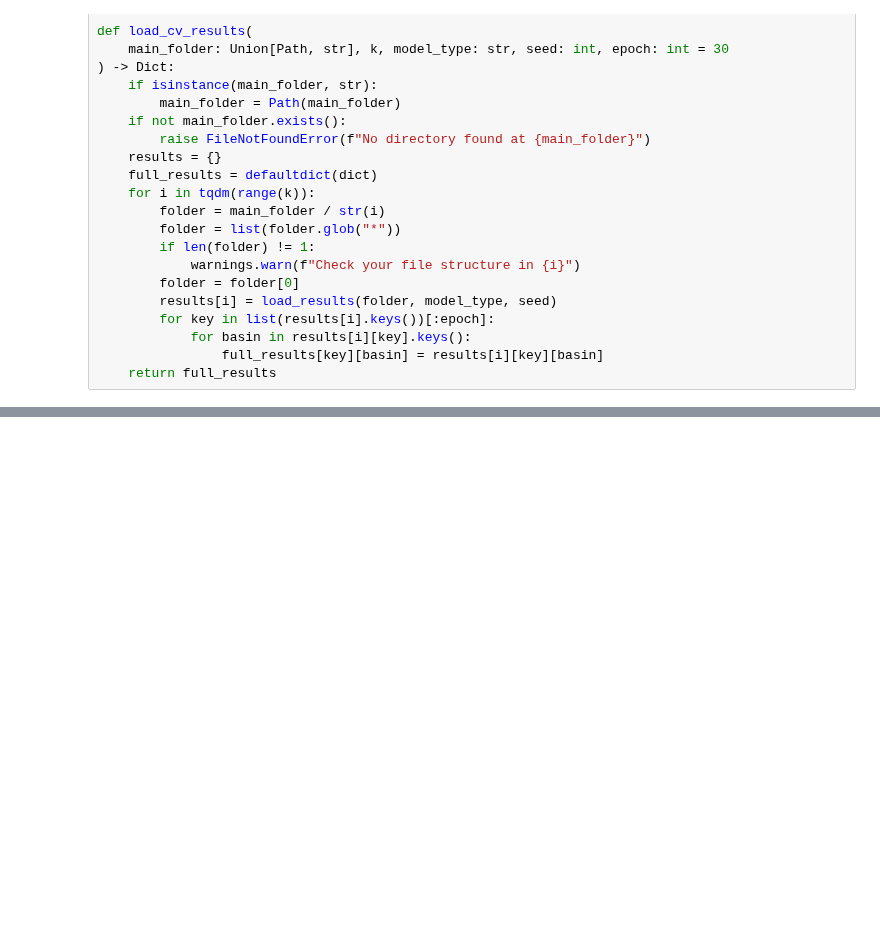
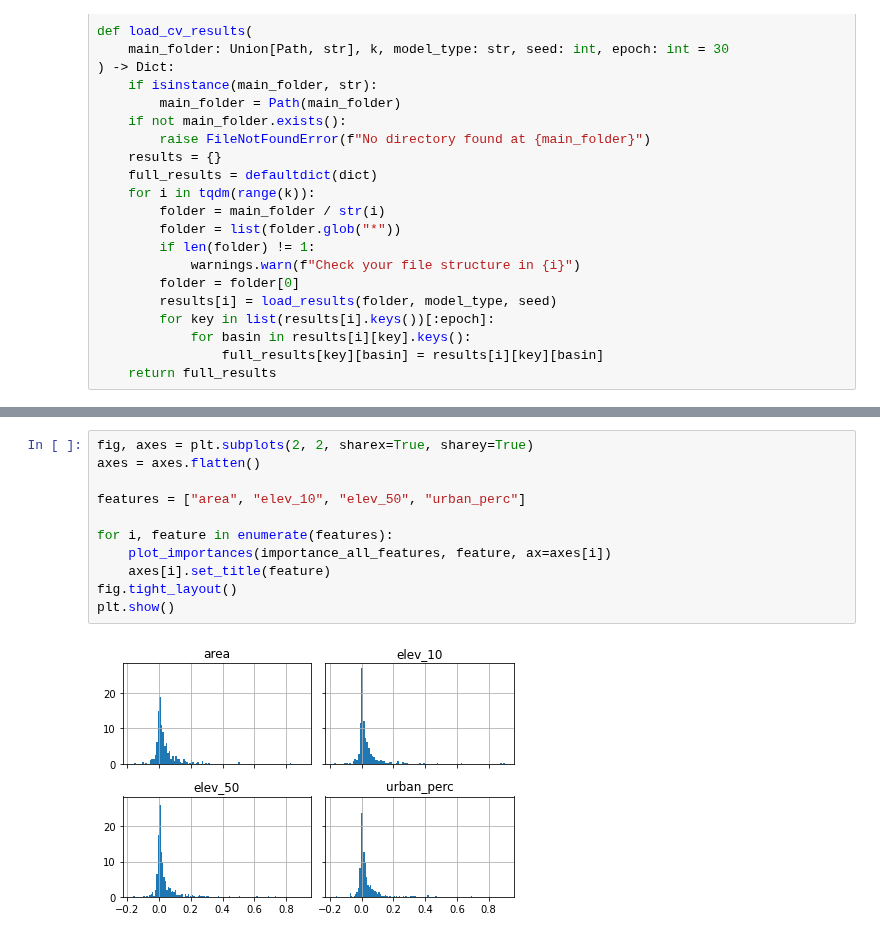
Before and after one commit to bernharl/Master-Thesis, a Jupyter notebook: notebooks/permutation_test.ipynb, the cells around one changed output, grey strips where cells are left out. Drawn from its saved outputs; the diff is of its cells as text; blank space fills up the shorter version.

```diff
--- a/notebooks/permutation_test.ipynb
+++ b/notebooks/permutation_test.ipynb
@@ -131,0 +214,13 @@ fracs
+# %%
+fig, axes = plt.subplots(2, 2, sharex=True, sharey=True)
+axes = axes.flatten()
+
+features = ["area", "elev_10", "elev_50", "urban_perc"]
+
+for i, feature in enumerate(features):
+    plot_importances(importance_all_features, feature, ax=axes[i])
+    axes[i].set_title(feature)
+fig.tight_layout()
+plt.show()
+# %% [output]
+[figure, added]
```
Also changed, not shown: parts of 8 cells of this notebook, 1 other file.
